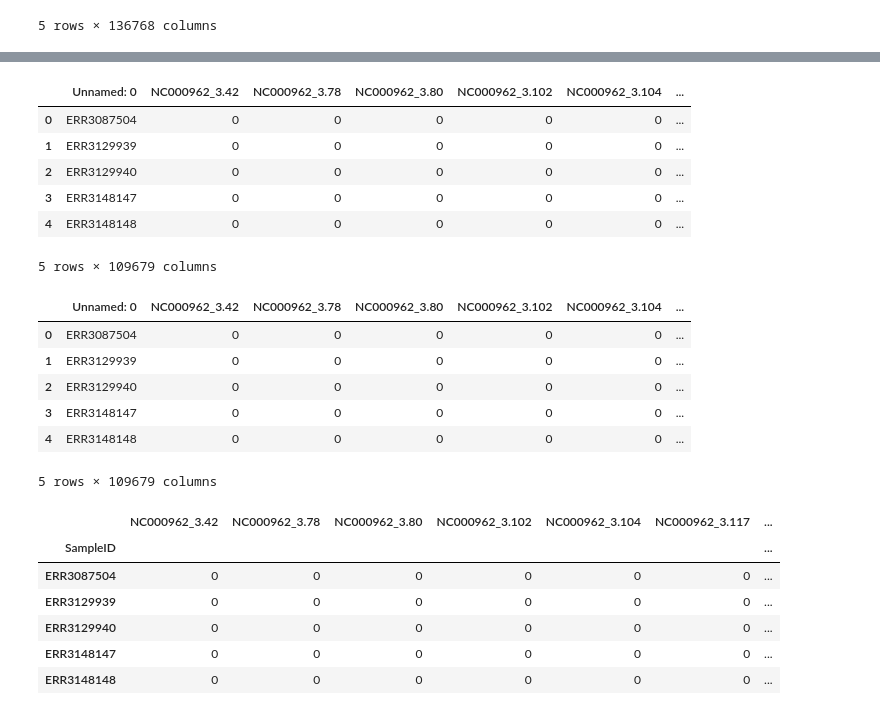
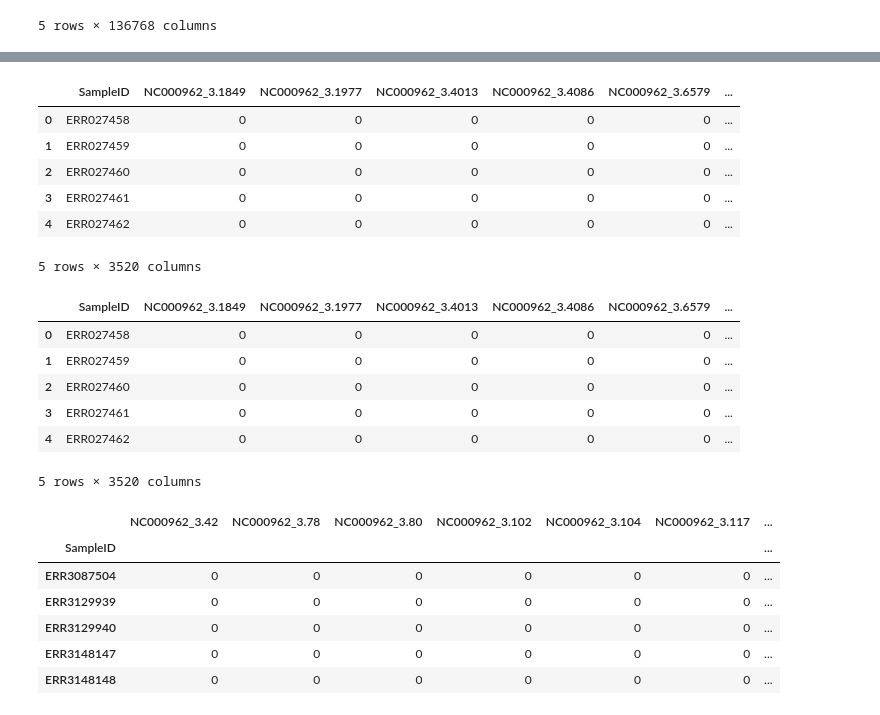
Before and after one commit to abhi18av/LJMU_Masters_Dissertation, a Jupyter notebook: src/notebooks/feature_engineering.ipynb, the cells around one changed output, grey strips where cells are left out. Drawn from its saved outputs; the diff is of its cells as text; code cells hidden in the pictures.

```diff
--- a/src/notebooks/feature_engineering.ipynb
+++ b/src/notebooks/feature_engineering.ipynb
@@ -485,29 +472,29 @@ hetero_binary_vcf_snps_with_mutations_df= binary_unique_snps_df[list(binary_col_
 # %%
-hetero_binary_vcf_snps_with_mutations_df = pd.read_csv("../data/processed/hetero_binary_vcf_snps_with_mutations_df.csv")
+hetero_binary_vcf_snps_with_mutations_df = pd.read_csv("../data/processed/head100_hetero_binary_vcf_snps_with_mutations_df.csv")
 
 # hetero_binary_vcf_snps_with_mutations_df = pd.read_csv("../data/processed/hetero_binary_vcf_snps_with_mutations_df.csv", index_col='SampleID')
 
 # hetero_binary_vcf_snps_with_mutations_df = binary_unique_snps_df[list(binary_col_mutation_dict.keys())]
 
 hetero_binary_vcf_snps_with_mutations_df.head()
 # %% [output]
-|  | Unnamed: 0 | NC000962_3.42 | NC000962_3.78 | NC000962_3.80 | NC000962_3.102 | NC000962_3.104 | ... |
-| 0 | ERR3087504 | 0 | 0 | 0 | 0 | 0 | ... |
-| 1 | ERR3129939 | 0 | 0 | 0 | 0 | 0 | ... |
-| 2 | ERR3129940 | 0 | 0 | 0 | 0 | 0 | ... |
-| 3 | ERR3148147 | 0 | 0 | 0 | 0 | 0 | ... |
-| 4 | ERR3148148 | 0 | 0 | 0 | 0 | 0 | ... |
+|  | SampleID | NC000962_3.1849 | NC000962_3.1977 | NC000962_3.4013 | NC000962_3.4086 | NC000962_3.6579 | ... |
+| 0 | ERR027458 | 0 | 0 | 0 | 0 | 0 | ... |
+| 1 | ERR027459 | 0 | 0 | 0 | 0 | 0 | ... |
+| 2 | ERR027460 | 0 | 0 | 0 | 0 | 0 | ... |
+| 3 | ERR027461 | 0 | 0 | 0 | 0 | 0 | ... |
+| 4 | ERR027462 | 0 | 0 | 0 | 0 | 0 | ... |
-5 rows × 109679 columns
+5 rows × 3520 columns
 # %%
 hetero_binary_vcf_snps_with_mutations_df.head()
 # %% [output]
-|  | Unnamed: 0 | NC000962_3.42 | NC000962_3.78 | NC000962_3.80 | NC000962_3.102 | NC000962_3.104 | ... |
-| 0 | ERR3087504 | 0 | 0 | 0 | 0 | 0 | ... |
-| 1 | ERR3129939 | 0 | 0 | 0 | 0 | 0 | ... |
-| 2 | ERR3129940 | 0 | 0 | 0 | 0 | 0 | ... |
-| 3 | ERR3148147 | 0 | 0 | 0 | 0 | 0 | ... |
-| 4 | ERR3148148 | 0 | 0 | 0 | 0 | 0 | ... |
+|  | SampleID | NC000962_3.1849 | NC000962_3.1977 | NC000962_3.4013 | NC000962_3.4086 | NC000962_3.6579 | ... |
+| 0 | ERR027458 | 0 | 0 | 0 | 0 | 0 | ... |
+| 1 | ERR027459 | 0 | 0 | 0 | 0 | 0 | ... |
+| 2 | ERR027460 | 0 | 0 | 0 | 0 | 0 | ... |
+| 3 | ERR027461 | 0 | 0 | 0 | 0 | 0 | ... |
+| 4 | ERR027462 | 0 | 0 | 0 | 0 | 0 | ... |
-5 rows × 109679 columns
+5 rows × 3520 columns
 # %%
 hetero_binary_vcf_snps_with_mutations_df = hetero_binary_vcf_snps_with_mutations_df.rename(columns= {'Unnamed: 0': 'SampleID'}).set_index('SampleID')
 
```
Also changed, not shown: parts of 20 cells of this notebook, 1 other file.
